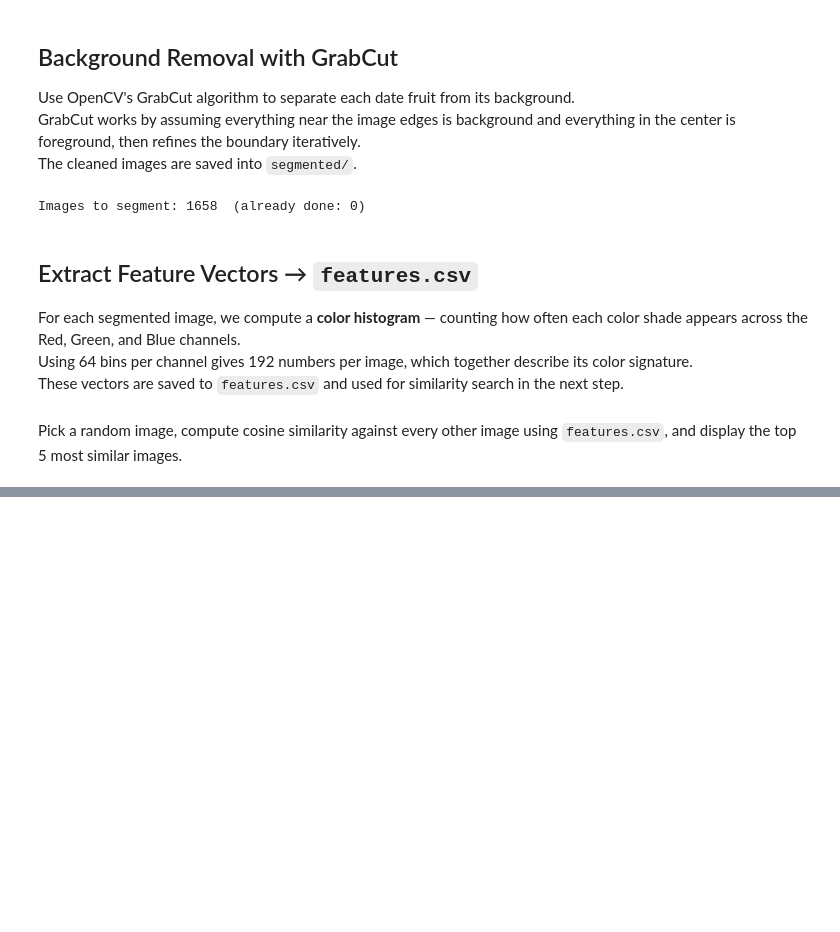
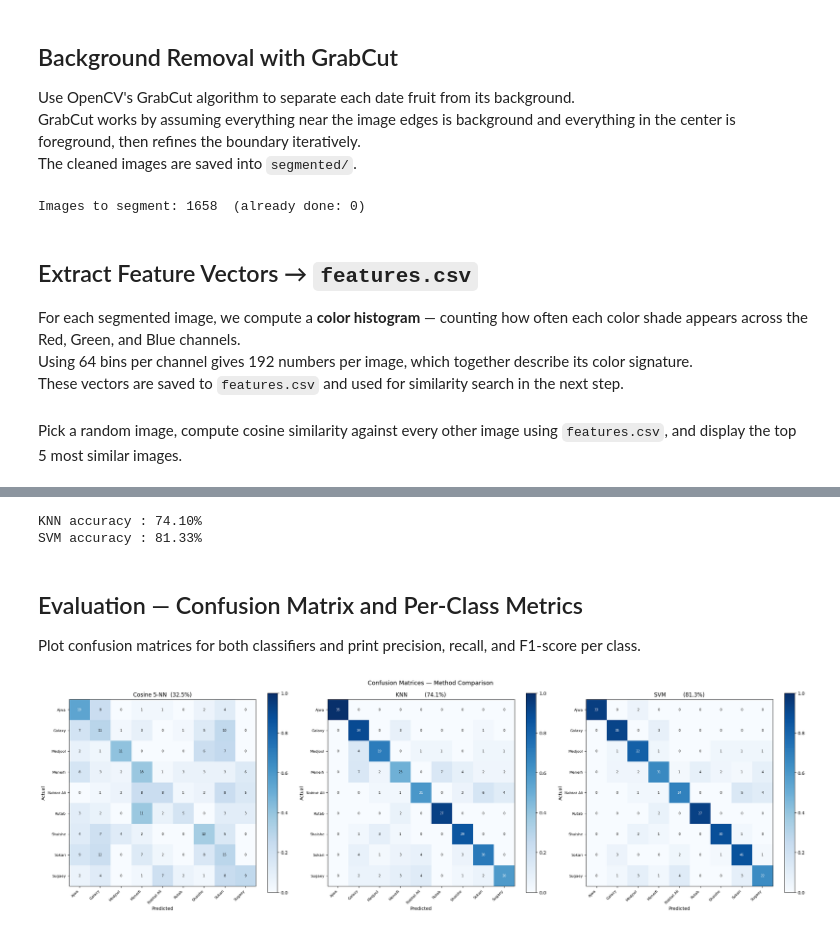
Before and after one commit to HeyImDeia/Dates-Fruits-Image, a Jupyter notebook: download_dataset.ipynb, the cells around one changed output, grey strips where cells are left out. Saved outputs shown, nothing was run; the diff lists cells and outputs as text; code cells hidden in the pictures; blank space fills up the shorter version.

```diff
--- a/download_dataset.ipynb
+++ b/download_dataset.ipynb
@@ -374,0 +484,74 @@ plt.show()
+# %%
+from sklearn.neighbors import KNeighborsClassifier
+from sklearn.svm import SVC
+from sklearn.metrics import accuracy_score
+
+# --- KNN ---
+knn = KNeighborsClassifier(n_neighbors=5, metric="cosine")
+knn.fit(X_train, y_train)
+knn_preds = knn.predict(X_test)
+knn_acc   = accuracy_score(y_test, knn_preds)
+
+# --- SVM ---
+svm = SVC(kernel="rbf", C=10, gamma="scale", random_state=42)
+svm.fit(X_train, y_train)
+svm_preds = svm.predict(X_test)
+svm_acc   = accuracy_score(y_test, svm_preds)
+
+print(f"KNN accuracy : {knn_acc * 100:.2f}%")
+print(f"SVM accuracy : {svm_acc * 100:.2f}%")
+# %% [output]
+KNN accuracy : 74.10%
+SVM accuracy : 81.33%
+# %% [markdown]
+## Evaluation — Confusion Matrix and Per-Class Metrics
+
+Plot confusion matrices for both classifiers and print precision, recall, and F1-score per class.
+# %%
+from sklearn.metrics import confusion_matrix, classification_report
+import matplotlib.pyplot as plt
+import numpy as np
+
+class_names = le.classes_
+
+def plot_confusion_matrix(y_true, y_pred, title, ax_arr):
+    cm = confusion_matrix(y_true, y_pred)
+    cm_norm = cm.astype(float) / cm.sum(axis=1, keepdims=True)
+
+    im = ax_arr.imshow(cm_norm, cmap="Blues", vmin=0, vmax=1)
+    plt.colorbar(im, ax=ax_arr)
+    ax_arr.set_xticks(range(len(class_names)))
+    ax_arr.set_yticks(range(len(class_names)))
+    ax_arr.set_xticklabels(class_names, rotation=45, ha="right", fontsize=8)
+    ax_arr.set_yticklabels(class_names, fontsize=8)
+    ax_arr.set_xlabel("Predicted")
+    ax_arr.set_ylabel("Actual")
+    ax_arr.set_title(title)
+    for i in range(len(class_names)):
+        for j in range(len(class_names)):
+            ax_arr.text(j, i, f"{cm[i,j]}", ha="center", va="center",
+                        color="white" if cm_norm[i,j] > 0.5 else "black", fontsize=7)
+
+fig, axes = plt.subplots(1, 3, figsize=(24, 7))
+plot_confusion_matrix(y_test, cosine_preds, f"Cosine 5-NN  ({accuracy_score(y_test, cosine_preds)*100:.1f}%)", axes[0])
+plot_confusion_matrix(y_test, knn_preds,    f"KNN          ({knn_acc*100:.1f}%)",                              axes[1])
+plot_confusion_matrix(y_test, svm_preds,    f"SVM          ({svm_acc*100:.1f}%)",                              axes[2])
+plt.suptitle("Confusion Matrices — Method Comparison", fontsize=13)
+plt.tight_layout()
+plt.show()
+
+# Summary table
+print(f"{'Method':<15} {'Accuracy':>10}")
+print("-" * 27)
+print(f"{'Cosine 5-NN':<15} {accuracy_score(y_test, cosine_preds)*100:>9.2f}%")
+print(f"{'KNN':<15} {knn_acc*100:>9.2f}%")
+print(f"{'SVM':<15} {svm_acc*100:>9.2f}%")
+
+# Per-class report for the best model
+accs = {"Cosine 5-NN": (accuracy_score(y_test, cosine_preds), cosine_preds),
+        "KNN": (knn_acc, knn_preds), "SVM": (svm_acc, svm_preds)}
+best_name, (_, best_preds) = max(accs.items(), key=lambda x: x[1][0])
+print(f"\n{best_name} Classification Report (best model):\n")
+print(classification_report(y_test, best_preds, target_names=class_names))
+# %% [output]
+[figure, added]
```
Also changed, not shown: parts of 9 cells of this notebook, 1 other file.
